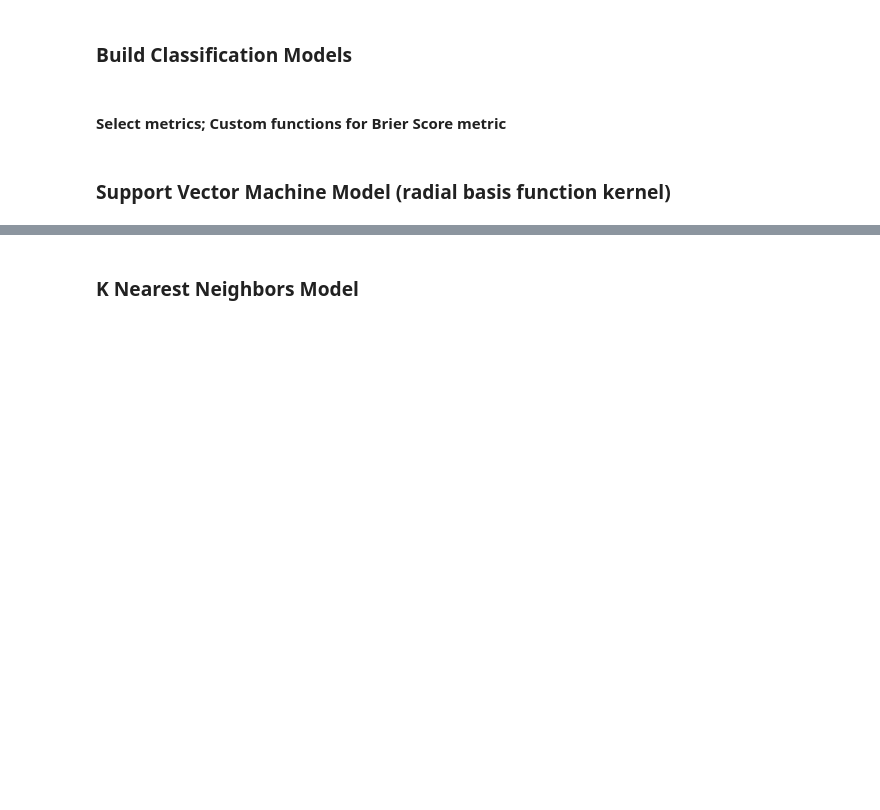
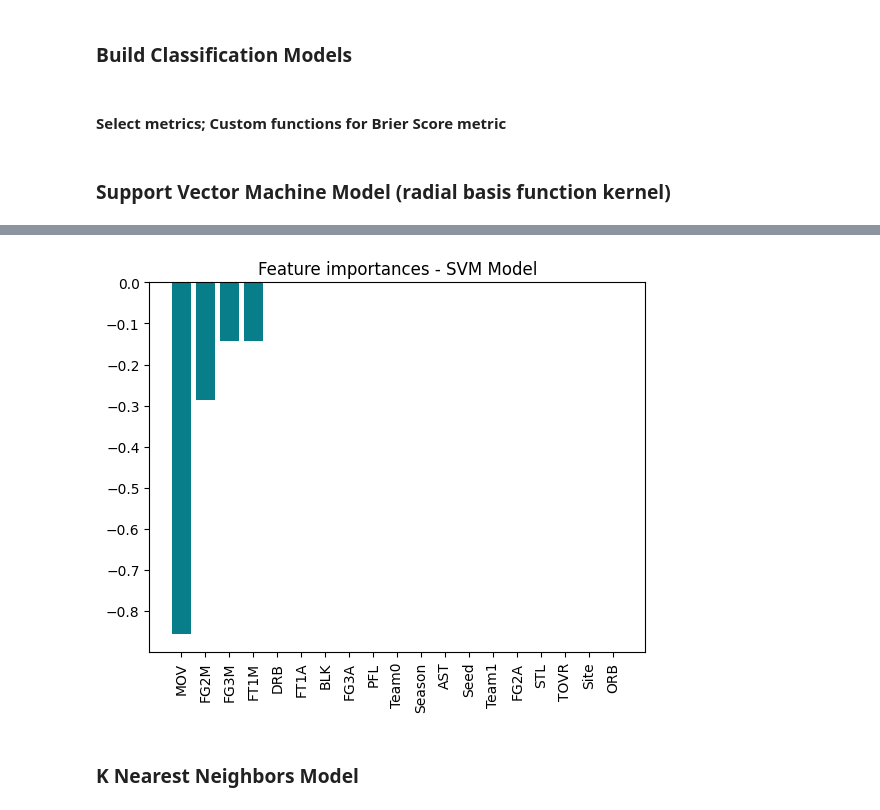
Before and after one commit to tsurgene/ncaa-forecast-project, a Jupyter notebook: march-machine-learning-mania-2023/models.ipynb, the cells around one changed output, grey strips where cells are left out. Drawn from its saved outputs; the diff is of its cells as text; code cells hidden in the pictures; blank space fills up the shorter version.

```diff
--- a/march-machine-learning-mania-2023/models.ipynb
+++ b/march-machine-learning-mania-2023/models.ipynb
@@ -256,6 +267,19 @@ Model performance for Test set
 - Accuracy: 1.0
 - MCC: 1.0
 - F1 score: 1.0
+# %%
+importances = pd.DataFrame(data={
+    'Attribute': X_train.columns,
+    'Importance': svm.coef_[0]
+})
+importances = importances.sort_values(by='Importance', ascending=True)
+
+plt.bar(x=importances['Attribute'], height=importances['Importance'], color='#087E8B')
+plt.title('Feature importances - SVM Model', size=12)
+plt.xticks(rotation='vertical')
+plt.show()
+# %% [output]
+[figure, added]
 # %% [markdown]
 ### **K Nearest Neighbors Model**
 # %%
```
Also changed, not shown: parts of 13 cells of this notebook, 21 other files.
